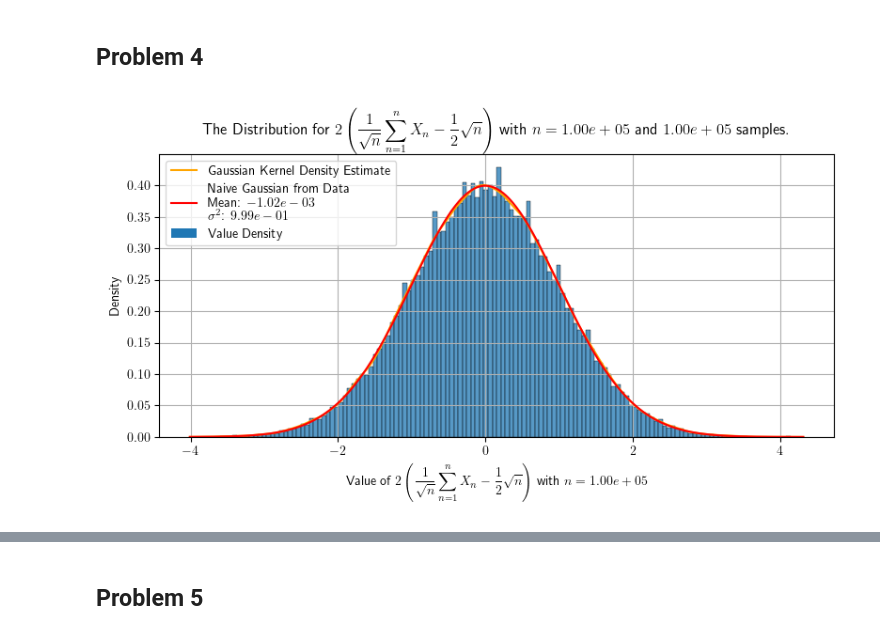
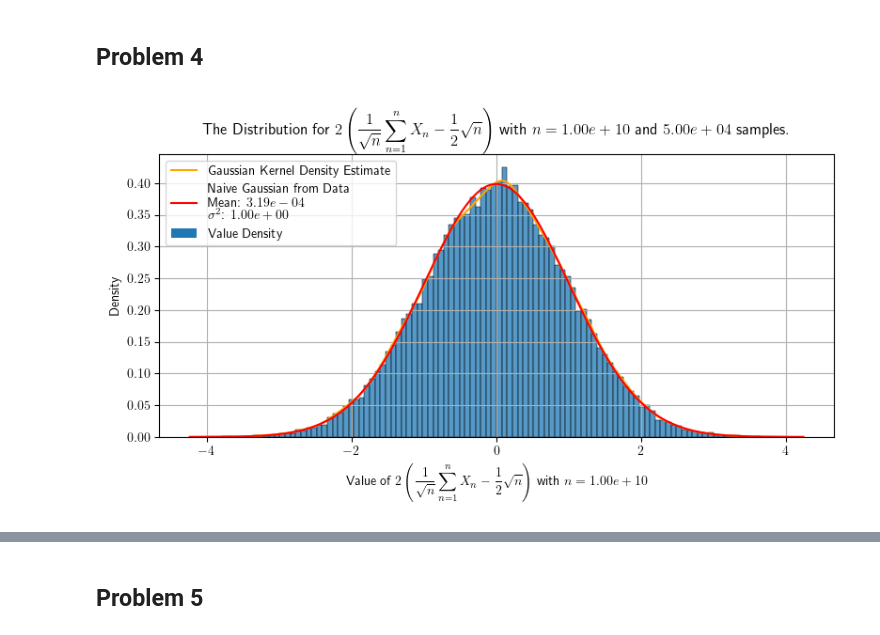
Before and after one commit to wblackucimath/m228-workouts, a Jupyter notebook: Workout_1.ipynb, the cells around one changed output, grey strips where cells are left out. Saved outputs shown, nothing was run; the diff lists cells and outputs as text; code cells hidden in the pictures.

Commit message:
Regenerated plots

```diff
--- a/Workout_1.ipynb
+++ b/Workout_1.ipynb
@@ -56,10 +56,10 @@ def solution_3(period="2y", show_plt=False, save_plt=True, fname=None):
 # %% [markdown]
 ## Problem 4
 # %%
-solution_4(N_sim=10**5, N_sum=10**10)
+solution_4(N_sim=5*10**4, N_sum=10**10)
 display.Image(files("m228_workouts.plots").joinpath("CLT.png"))
 # %% [output]
-[figure, old version]
+[figure, new version]
 # %%
 display.Code(files("m228_workouts.psets").joinpath("problem_4.py"))
 # %% [output]
```
Also changed, not shown: parts of 1 cell of this notebook, 2 other files.
